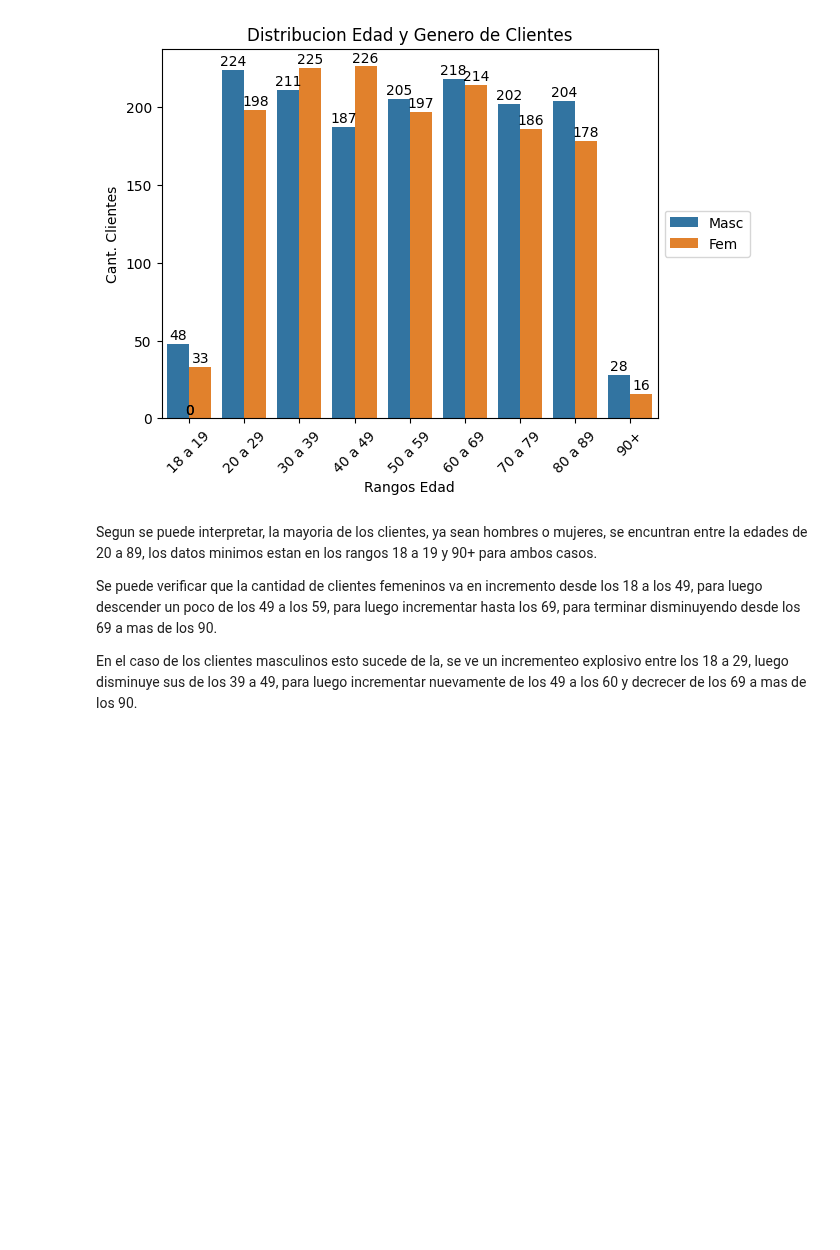
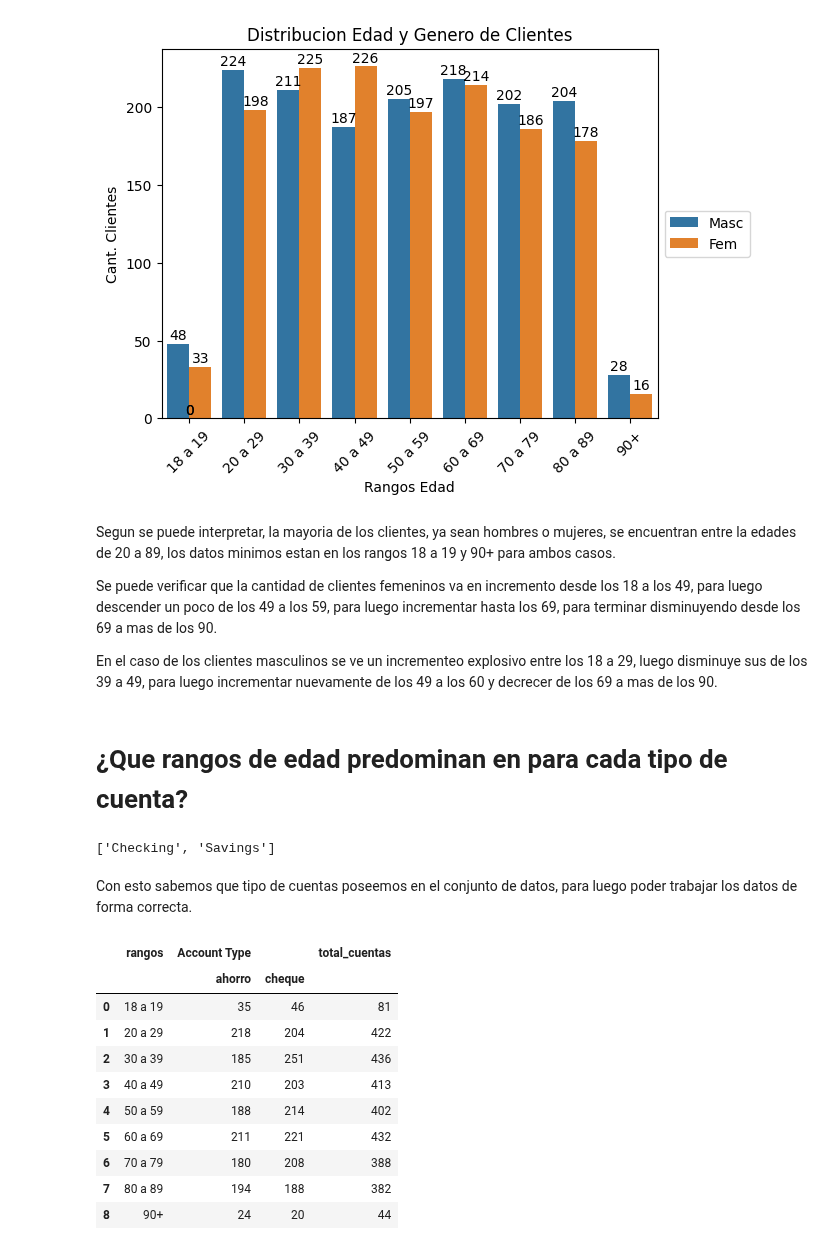
Before and after one commit to Vigonzaleze/analisisDatos_clientesBancarios, a Jupyter notebook: Analisis/analisis.ipynb, the cells around one changed output. Saved outputs shown, nothing was run; the diff lists cells and outputs as text; code cells hidden in the pictures; blank space fills up the shorter version.

```diff
--- a/Analisis/analisis.ipynb
+++ b/Analisis/analisis.ipynb
@@ -156,8 +150,55 @@ grafbar.set(xlabel="Rangos Edad", ylabel="Cant. Clientes", title="Distribucion E
  Text(0.5, 1.0, 'Distribucion Edad y Genero de Clientes')]
 [figure]
 # %% [markdown]
-Segun se puede interpretar, la mayoria de los clientes, ya sean hombres o mujeres, se encuntran entre la edades de 20 a 89, los datos minimos estan en los rangos 18 a 19 y 90+ para ambos casos.
+Segun se puede interpretar, la mayoria de los clientes, ya sean hombres o mujeres, se encuentran entre la edades de 20 a 89, los datos minimos estan en los rangos 18 a 19 y 90+ para ambos casos.
 
 Se puede verificar que la cantidad de clientes femeninos va en incremento desde los 18 a los 49, para luego descender un poco de los 49 a los 59, para luego incrementar hasta los 69, para terminar disminuyendo desde los 69 a mas de los 90.
 
-En el caso de los clientes masculinos esto sucede de la, se ve un incrementeo explosivo entre los 18 a 29, luego disminuye sus de los 39 a 49, para luego incrementar nuevamente de los 49 a los 60 y decrecer de los 69 a mas de los 90.
+En el caso de los clientes masculinos se ve un incrementeo explosivo entre los 18 a 29, luego disminuye sus de los 39 a 49, para luego incrementar nuevamente de los 49 a los 60 y decrecer de los 69 a mas de los 90.
+# %% [markdown]
+# ¿Que rangos de edad predominan en para cada tipo de cuenta?
+# %%
+datos_modif["Account Type"].unique().tolist() # Obtenemos los tipos de cuentas en los datos
+# %% [output]
+['Checking', 'Savings']
+# %% [markdown]
+Con esto sabemos que tipo de cuentas poseemos en el conjunto de datos, para luego poder trabajar los datos de forma correcta.
+# %%
+#Agrupamos por edad y sumamos las cuentas segun los tipos
+datos_tipoCuenta_edad = datos_modif.groupby(['Age'])\
+    .agg({
+        'Account Type': [
+            ('ahorro', lambda x : (x == "Savings").sum()),
+            ('cheque', lambda x : (x == "Checking").sum())
+        ]
+    }).reset_index()
+
+# Se crean etiquetas para rangos a verificar
+valores = ['18 a 19', '20 a 29', '30 a 39', '40 a 49', '50 a 59', '60 a 69', '70 a 79', '80 a 89', '90+']
+bins = [18, 20, 30, 40, 50, 60, 70, 80, 90, 100]
+datos_tipoCuenta_edad["rangos"] = pd.cut(datos_tipoCuenta_edad["Age"], bins=bins, labels=valores,
+                                        right=False)
+
+datos_tipoCuenta_edad = datos_tipoCuenta_edad.groupby('rangos')\
+    .agg({
+        ('Account Type', 'ahorro'): 'sum',
+        ('Account Type', 'cheque'): 'sum'
+    },
+    {'total_cuentas': 'sum'}).reset_index()
+
+datos_tipoCuenta_edad["total_cuentas"] = (datos_tipoCuenta_edad["Account Type"]["ahorro"]
+                                          + datos_tipoCuenta_edad["Account Type"]["cheque"])
+
+datos_tipoCuenta_edad
+# %% [output]
+|  | rangos | Account Type |  | total_cuentas |
+|  |  | ahorro | cheque |  |
+| 0 | 18 a 19 | 35 | 46 | 81 |
+| 1 | 20 a 29 | 218 | 204 | 422 |
+| 2 | 30 a 39 | 185 | 251 | 436 |
+| 3 | 40 a 49 | 210 | 203 | 413 |
+| 4 | 50 a 59 | 188 | 214 | 402 |
+| 5 | 60 a 69 | 211 | 221 | 432 |
+| 6 | 70 a 79 | 180 | 208 | 388 |
+| 7 | 80 a 89 | 194 | 188 | 382 |
+| 8 | 90+ | 24 | 20 | 44 |
```
Also changed, not shown: parts of 5 cells of this notebook.
